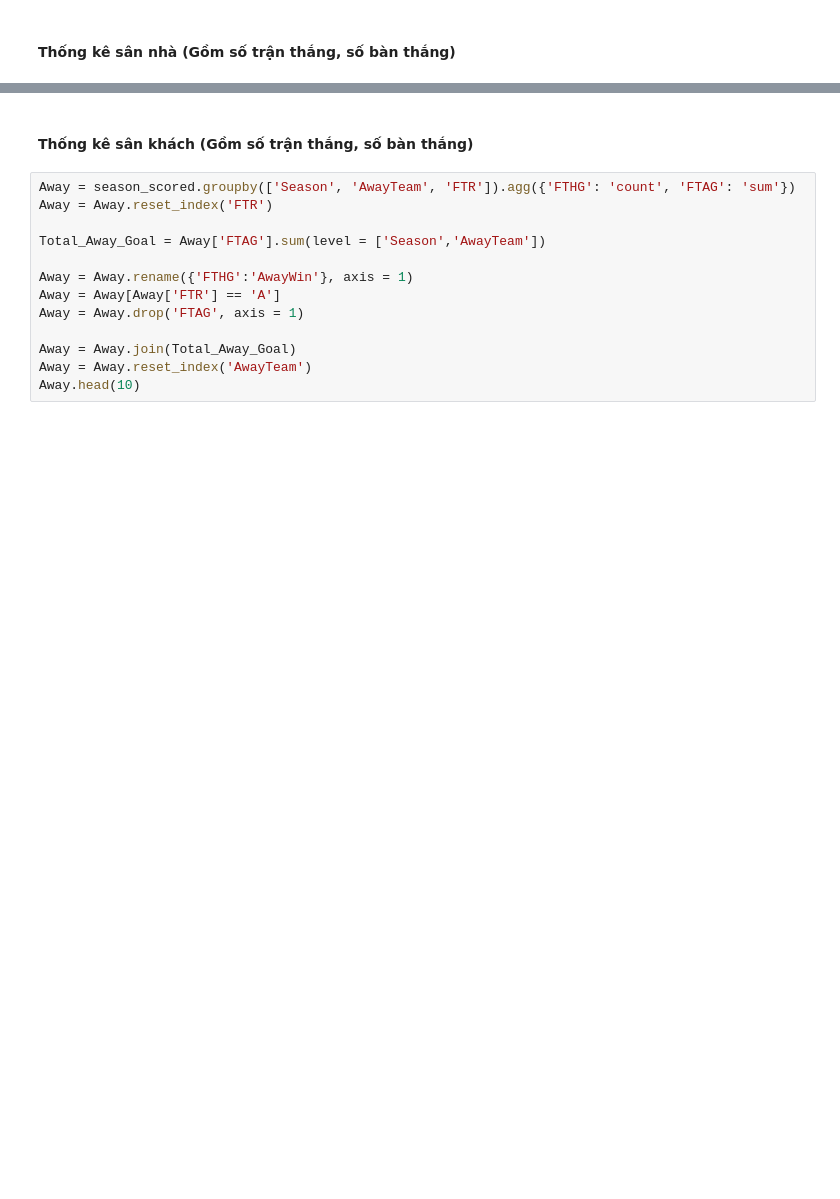
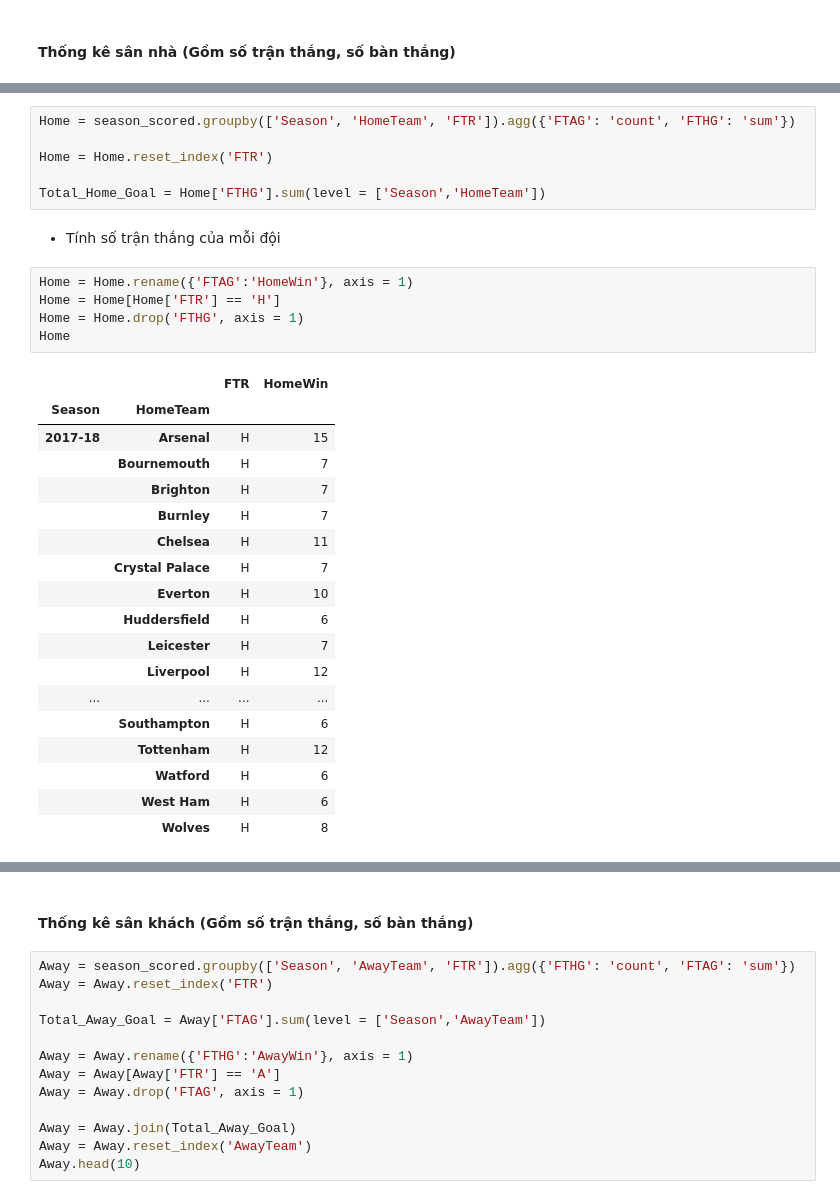
Before and after one commit to chopcolate/DataPrograming, a Jupyter notebook: Final_Project.ipynb, the cells around one changed output, grey strips where cells are left out. Drawn from its saved outputs; the diff is of its cells as text; blank space fills up the shorter version.

```diff
--- a/Final_Project.ipynb
+++ b/Final_Project.ipynb
@@ -523 +536,33 @@ season_scored = season[['Season', 'HomeTeam', 'FTR', 'AwayTeam', 'FTHG', 'FTAG']
+# %%
+Home = season_scored.groupby(['Season', 'HomeTeam', 'FTR']).agg({'FTAG': 'count', 'FTHG': 'sum'})
+
+Home = Home.reset_index('FTR')
+
+Total_Home_Goal = Home['FTHG'].sum(level = ['Season','HomeTeam'])
+# %% [markdown]
+- Tính số trận thắng của mỗi đội
+# %%
+Home = Home.rename({'FTAG':'HomeWin'}, axis = 1)
+Home = Home[Home['FTR'] == 'H']
+Home = Home.drop('FTHG', axis = 1)
+Home
+# %% [output]
+|  |  | FTR | HomeWin |
+| Season | HomeTeam |  |  |
+| 2017-18 | Arsenal | H | 15 |
+|  | Bournemouth | H | 7 |
+|  | Brighton | H | 7 |
+|  | Burnley | H | 7 |
+|  | Chelsea | H | 11 |
+|  | Crystal Palace | H | 7 |
+|  | Everton | H | 10 |
+|  | Huddersfield | H | 6 |
+|  | Leicester | H | 7 |
+|  | Liverpool | H | 12 |
+| ... | ... | ... | ... |
+|  | Southampton | H | 6 |
+|  | Tottenham | H | 12 |
+|  | Watford | H | 6 |
+|  | West Ham | H | 6 |
+|  | Wolves | H | 8 |
 # %%
```
Also changed, not shown: parts of 16 cells of this notebook.
